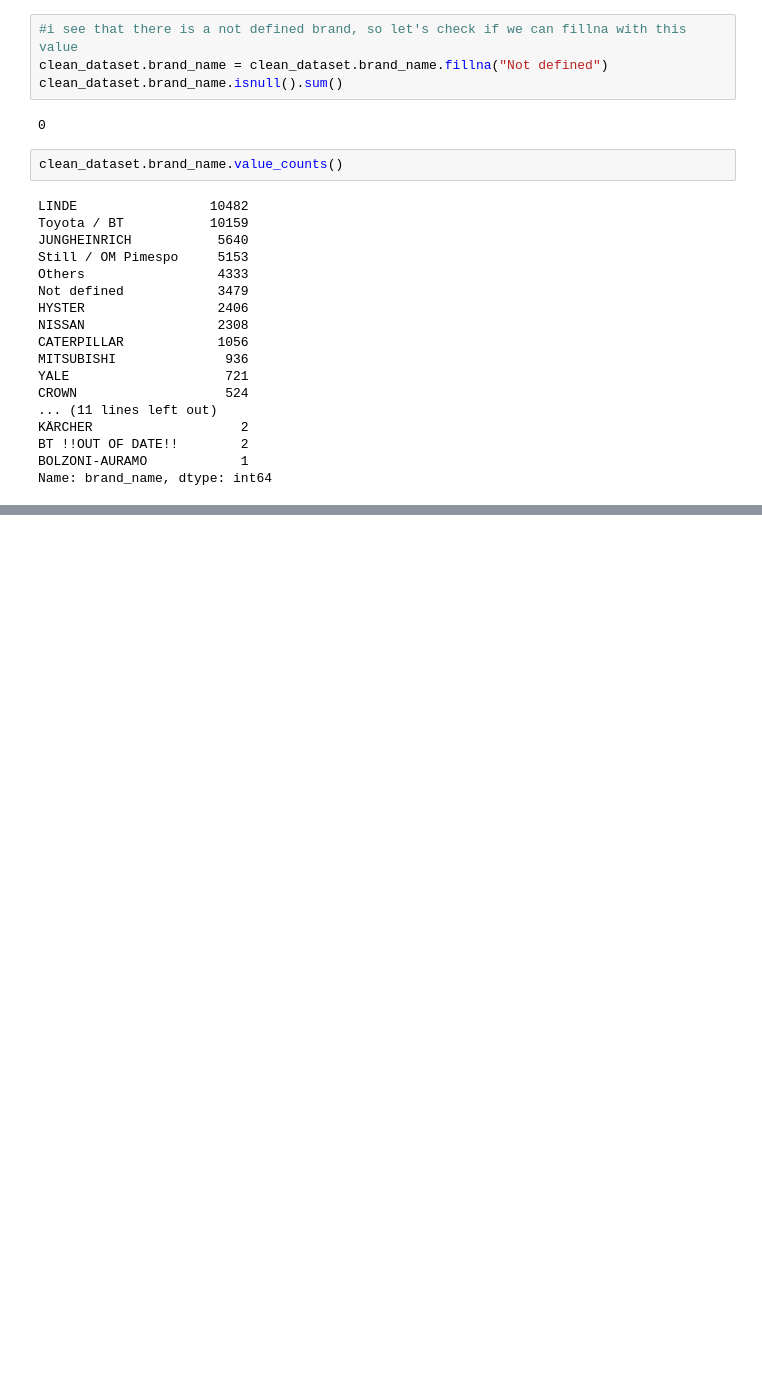
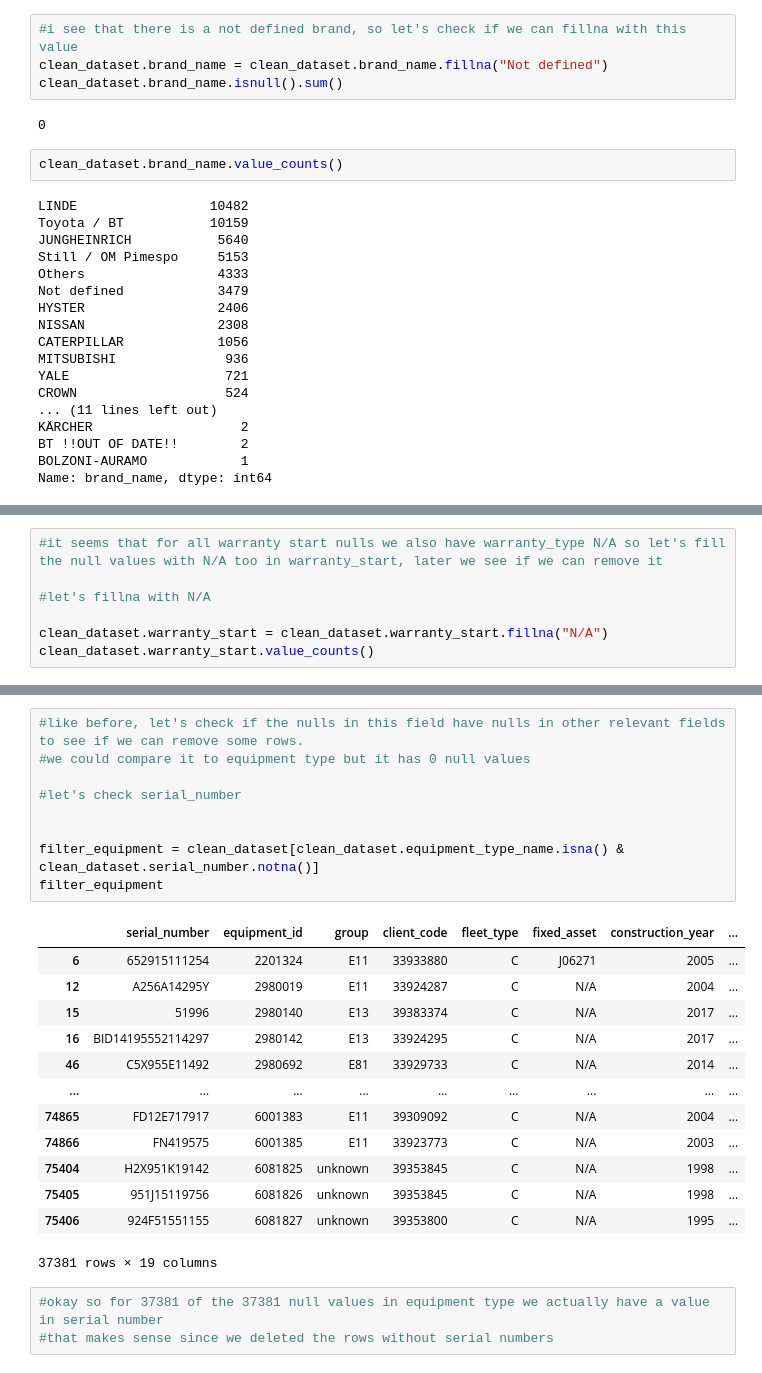
Before and after one commit to martafillol/practice_Case, a Jupyter notebook: cleaning.ipynb, the cells around one changed output, grey strips where cells are left out. Saved outputs shown, nothing was run; the diff lists cells and outputs as text; blank space fills up the shorter version.

```diff
--- a/cleaning.ipynb
+++ b/cleaning.ipynb
@@ -942,0 +1186,7 @@ Name: brand_name, dtype: int64
+# %%
+#it seems that for all warranty start nulls we also have warranty_type N/A so let's fill the null values with N/A too in warranty_start, later we see if we can remove it
+
+#let's fillna with N/A
+
+clean_dataset.warranty_start = clean_dataset.warranty_start.fillna("N/A")
+clean_dataset.warranty_start.value_counts()
@@ -942,0 +1244,26 @@ Name: brand_name, dtype: int64
+# %%
+#like before, let's check if the nulls in this field have nulls in other relevant fields to see if we can remove some rows.
+#we could compare it to equipment type but it has 0 null values
+
+#let's check serial_number
+
+
+filter_equipment = clean_dataset[clean_dataset.equipment_type_name.isna() & clean_dataset.serial_number.notna()]
+filter_equipment
+# %% [output]
+|  | serial_number | equipment_id | group | client_code | fleet_type | fixed_asset | construction_year | ... |
+| 6 | 652915111254 | 2201324 | E11 | 33933880 | C | J06271 | 2005 | ... |
+| 12 | A256A14295Y | 2980019 | E11 | 33924287 | C | N/A | 2004 | ... |
+| 15 | 51996 | 2980140 | E13 | 39383374 | C | N/A | 2017 | ... |
+| 16 | BID14195552114297 | 2980142 | E13 | 33924295 | C | N/A | 2017 | ... |
+| 46 | C5X955E11492 | 2980692 | E81 | 33929733 | C | N/A | 2014 | ... |
+| ... | ... | ... | ... | ... | ... | ... | ... | ... |
+| 74865 | FD12E717917 | 6001383 | E11 | 39309092 | C | N/A | 2004 | ... |
+| 74866 | FN419575 | 6001385 | E11 | 33923773 | C | N/A | 2003 | ... |
+| 75404 | H2X951K19142 | 6081825 | unknown | 39353845 | C | N/A | 1998 | ... |
+| 75405 | 951J15119756 | 6081826 | unknown | 39353845 | C | N/A | 1998 | ... |
+| 75406 | 924F51551155 | 6081827 | unknown | 39353800 | C | N/A | 1995 | ... |
+37381 rows × 19 columns
+# %%
+#okay so for 37381 of the 37381 null values in equipment type we actually have a value in serial number
+#that makes sense since we deleted the rows without serial numbers
```
Also changed, not shown: parts of 86 cells of this notebook.
